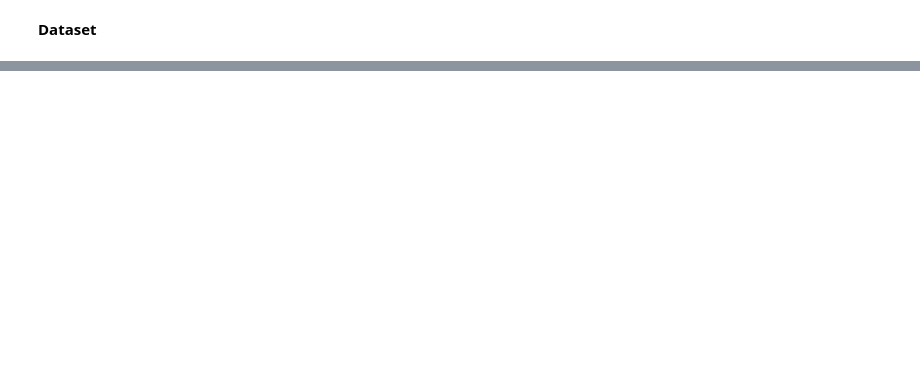
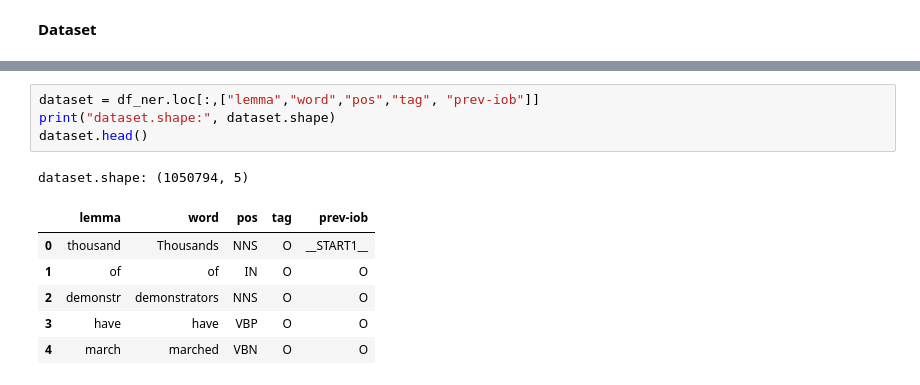
Before and after one commit to mibanez-parraguez/INF395-Tarea2, a Jupyter notebook: T2_p1.ipynb, the cells around one changed output, grey strips where cells are left out. Saved outputs shown, nothing was run; the diff lists cells and outputs as text; blank space fills up the shorter version.

```diff
--- a/T2_p1.ipynb
+++ b/T2_p1.ipynb
@@ -46,0 +42,12 @@ b'Skipping line 281837: expected 25 fields, saw 34\n'
+# %%
+dataset = df_ner.loc[:,["lemma","word","pos","tag", "prev-iob"]]
+print("dataset.shape:", dataset.shape)
+dataset.head()
+# %% [output]
+dataset.shape: (1050794, 5)
+|  | lemma | word | pos | tag | prev-iob |
+| 0 | thousand | Thousands | NNS | O | __START1__ |
+| 1 | of | of | IN | O | O |
+| 2 | demonstr | demonstrators | NNS | O | O |
+| 3 | have | have | VBP | O | O |
+| 4 | march | marched | VBN | O | O |
```
Also changed, not shown: parts of 86 cells of this notebook.
